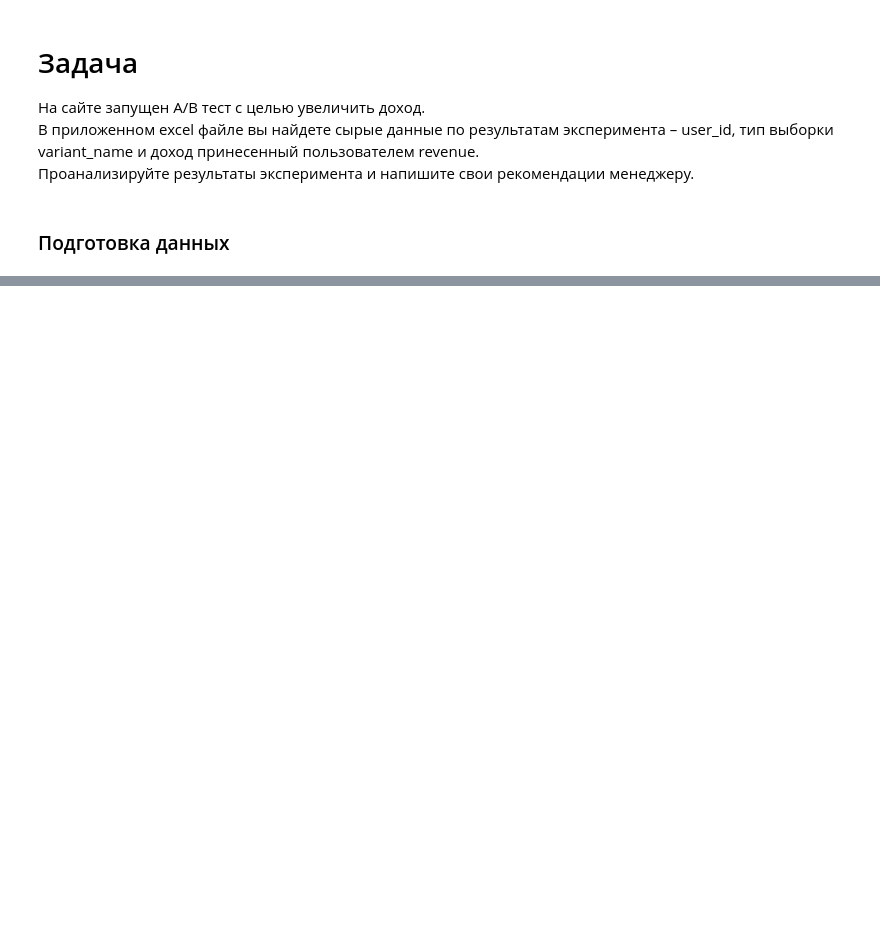
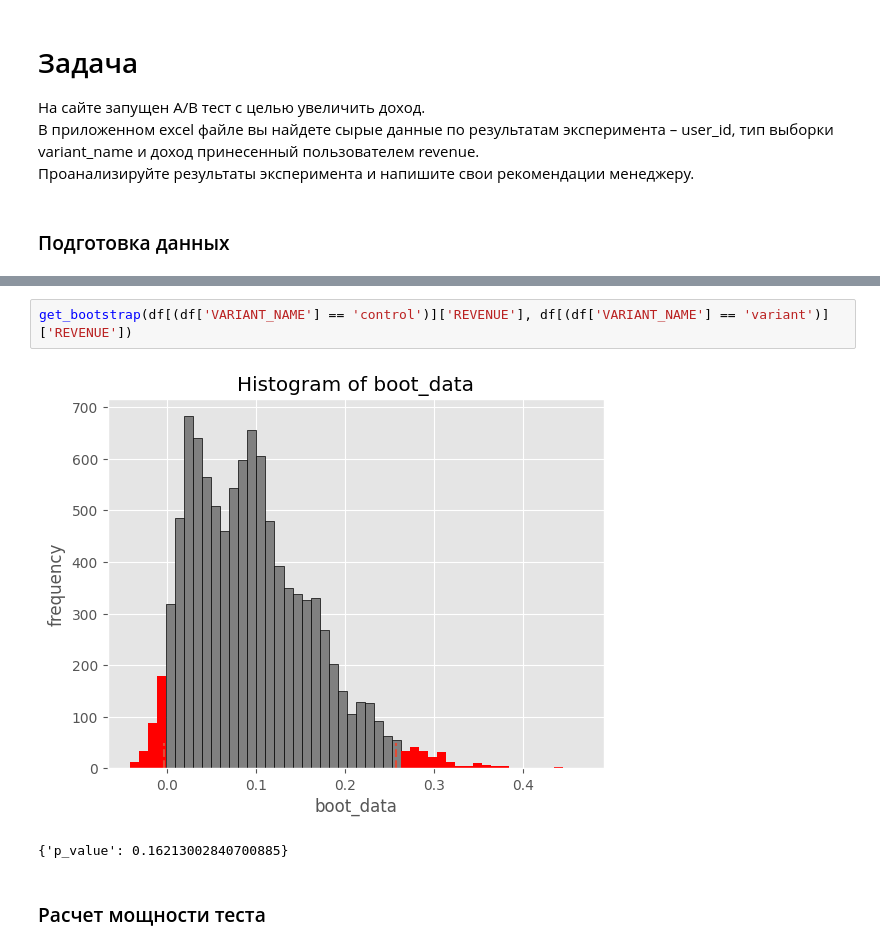
Before and after one commit to MaryVecherik/AB-test-seminars-homework, a Jupyter notebook: seminar8/homework8.ipynb, the cells around one changed output, grey strips where cells are left out. Saved outputs shown, nothing was run; the diff lists cells and outputs as text; blank space fills up the shorter version.

```diff
--- a/seminar8/homework8.ipynb
+++ b/seminar8/homework8.ipynb
@@ -25,0 +323,7 @@ FileNotFoundError: [Errno 2] No such file or directory: 'AB_Test_Results'
+# %%
+get_bootstrap(df[(df['VARIANT_NAME'] == 'control')]['REVENUE'], df[(df['VARIANT_NAME'] == 'variant')]['REVENUE'])
+# %% [output]
+[figure, added]
+{'p_value': 0.16213002840700885}
+# %% [markdown]
+### Расчет мощности теста
```
Also changed, not shown: parts of 35 cells of this notebook.
